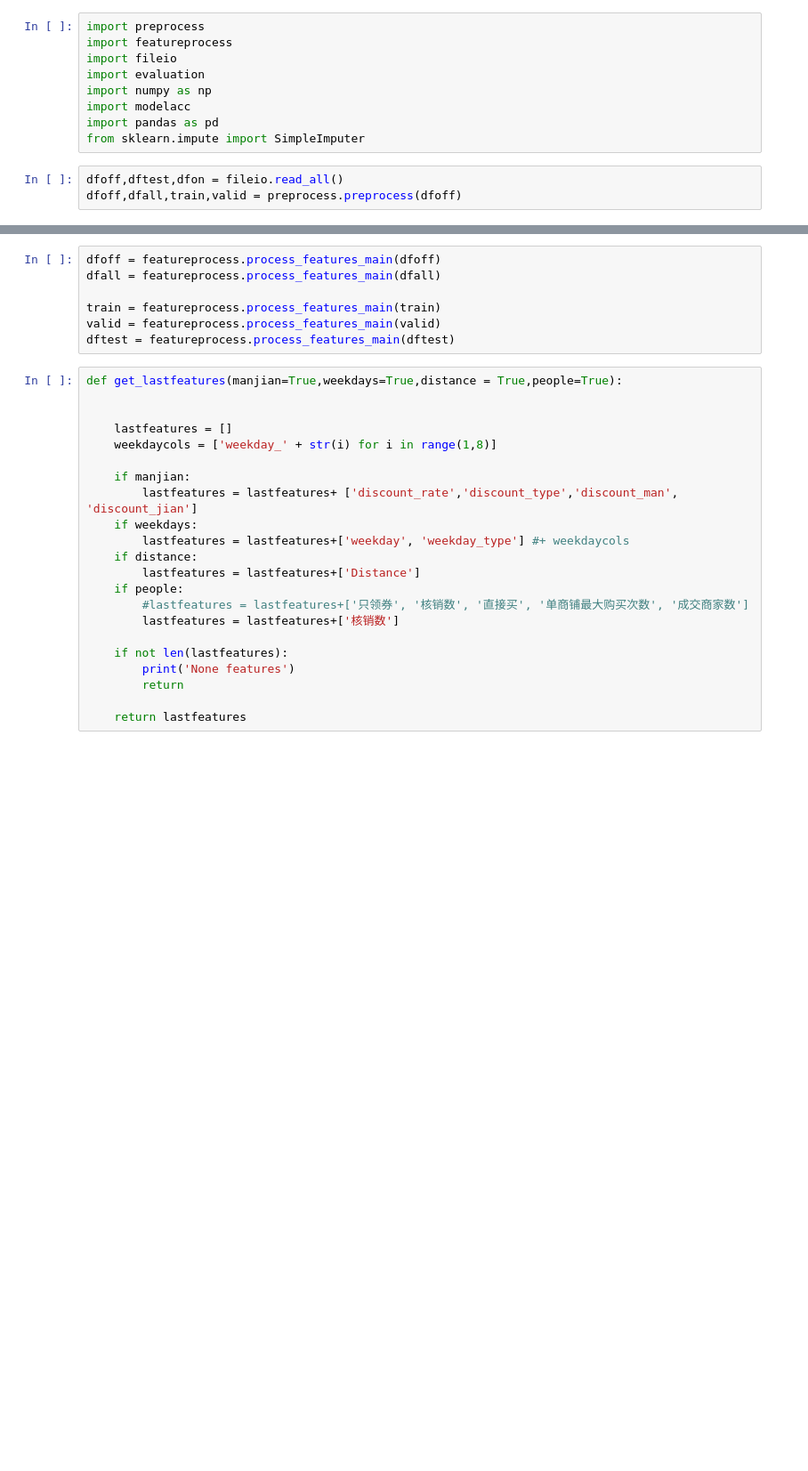
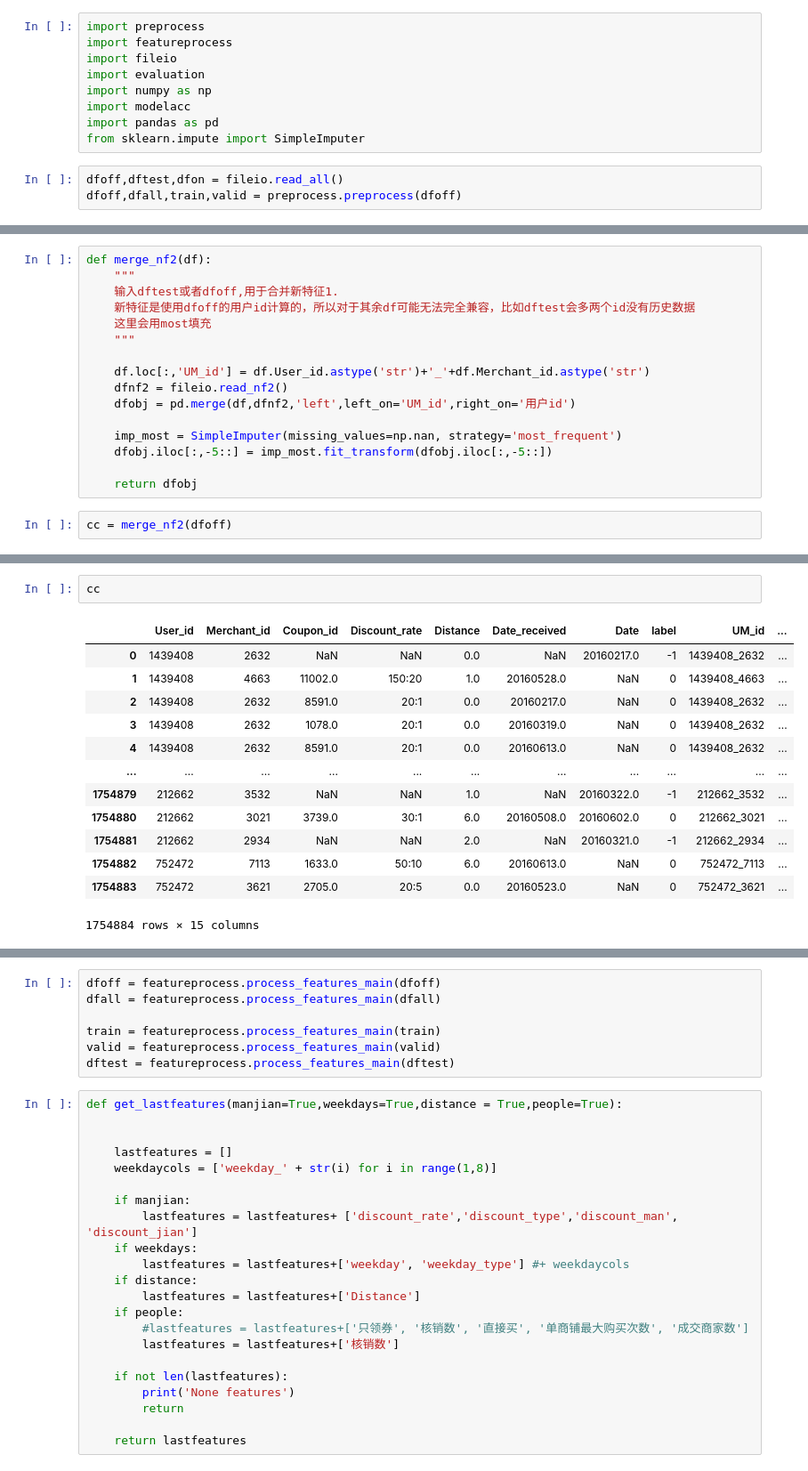
Before and after one commit to shaolei-zuo/myproject, a Jupyter notebook: mcomp/tc_o2o/app/testapp.ipynb, the cells around one changed output, grey strips where cells are left out. Shown at 89% size. Drawn from its saved outputs; the diff is of its cells as text; blank space fills up the shorter version.

```diff
--- a/mcomp/tc_o2o/app/testapp.ipynb
+++ b/mcomp/tc_o2o/app/testapp.ipynb
@@ -12,0 +40,18 @@ dfoff,dfall,train,valid = preprocess.preprocess(dfoff)
+# %%
+def merge_nf2(df):
+    """
+    输入dftest或者dfoff,用于合并新特征1.
+    新特征是使用dfoff的用户id计算的，所以对于其余df可能无法完全兼容，比如dftest会多两个id没有历史数据
+    这里会用most填充
+    """
+
+    df.loc[:,'UM_id'] = df.User_id.astype('str')+'_'+df.Merchant_id.astype('str')
+    dfnf2 = fileio.read_nf2()
+    dfobj = pd.merge(df,dfnf2,'left',left_on='UM_id',right_on='用户id')
+
+    imp_most = SimpleImputer(missing_values=np.nan, strategy='most_frequent')
+    dfobj.iloc[:,-5::] = imp_most.fit_transform(dfobj.iloc[:,-5::])
+
+    return dfobj
+# %%
+cc = merge_nf2(dfoff)
@@ -12,0 +73,16 @@ dfoff,dfall,train,valid = preprocess.preprocess(dfoff)
+# %%
+cc
+# %% [output]
+|  | User_id | Merchant_id | Coupon_id | Discount_rate | Distance | Date_received | Date | label | UM_id | ... |
+| 0 | 1439408 | 2632 | NaN | NaN | 0.0 | NaN | 20160217.0 | -1 | 1439408_2632 | ... |
+| 1 | 1439408 | 4663 | 11002.0 | 150:20 | 1.0 | 20160528.0 | NaN | 0 | 1439408_4663 | ... |
+| 2 | 1439408 | 2632 | 8591.0 | 20:1 | 0.0 | 20160217.0 | NaN | 0 | 1439408_2632 | ... |
+| 3 | 1439408 | 2632 | 1078.0 | 20:1 | 0.0 | 20160319.0 | NaN | 0 | 1439408_2632 | ... |
+| 4 | 1439408 | 2632 | 8591.0 | 20:1 | 0.0 | 20160613.0 | NaN | 0 | 1439408_2632 | ... |
+| ... | ... | ... | ... | ... | ... | ... | ... | ... | ... | ... |
+| 1754879 | 212662 | 3532 | NaN | NaN | 1.0 | NaN | 20160322.0 | -1 | 212662_3532 | ... |
+| 1754880 | 212662 | 3021 | 3739.0 | 30:1 | 6.0 | 20160508.0 | 20160602.0 | 0 | 212662_3021 | ... |
+| 1754881 | 212662 | 2934 | NaN | NaN | 2.0 | NaN | 20160321.0 | -1 | 212662_2934 | ... |
+| 1754882 | 752472 | 7113 | 1633.0 | 50:10 | 6.0 | 20160613.0 | NaN | 0 | 752472_7113 | ... |
+| 1754883 | 752472 | 3621 | 2705.0 | 20:5 | 0.0 | 20160523.0 | NaN | 0 | 752472_3621 | ... |
+1754884 rows × 15 columns
```
Also changed, not shown: parts of 22 cells of this notebook, 2 other files.
